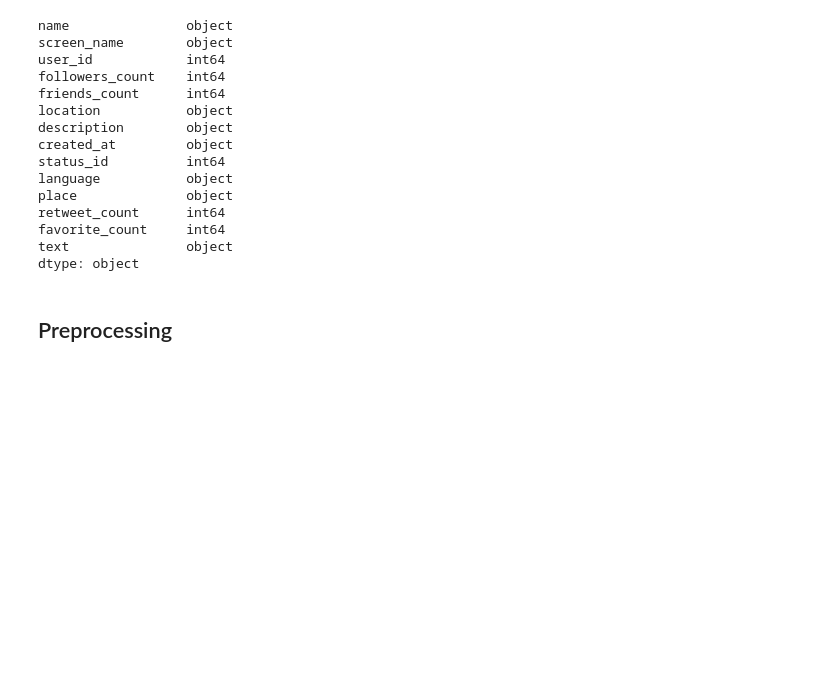
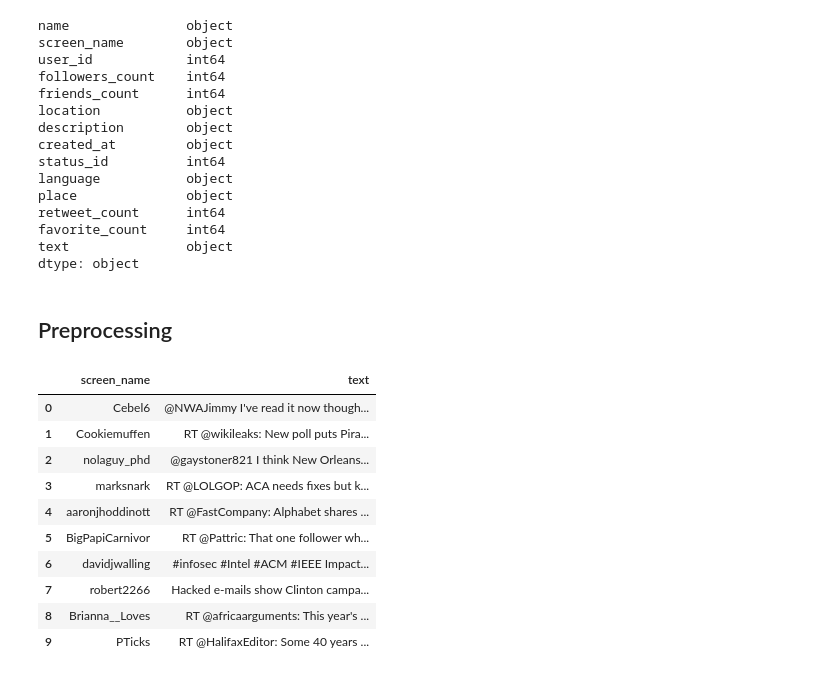
Before and after one commit to aaronenberg/clinton-trump-followers, a Jupyter notebook: csc177-project1.ipynb, the cells around one changed output. Saved outputs shown, nothing was run; the diff lists cells and outputs as text; code cells hidden in the pictures; blank space fills up the shorter version.

```diff
--- a/csc177-project1.ipynb
+++ b/csc177-project1.ipynb
@@ -48,6 +39,32 @@ text               object
 dtype: object
 # %% [markdown]
 ## Preprocessing
+# %%
+tweets.drop(['name', 'user_id',
+            'followers_count',
+            'friends_count',
+            'location',
+            'description',
+            'created_at',
+            'status_id',
+            'language',
+            'place',
+            'retweet_count',
+            'favorite_count'], axis=1, inplace=True)
+# %%
+tweets.head(n=10)
+# %% [output]
+|  | screen_name | text |
+| 0 | Cebel6 | @NWAJimmy I've read it now though... |
+| 1 | Cookiemuffen | RT @wikileaks: New poll puts Pira... |
+| 2 | nolaguy_phd | @gaystoner821 I think New Orleans... |
+| 3 | marksnark | RT @LOLGOP: ACA needs fixes but k... |
+| 4 | aaronjhoddinott | RT @FastCompany: Alphabet shares ... |
+| 5 | BigPapiCarnivor | RT @Pattric: That one follower wh... |
+| 6 | davidjwalling | #infosec #Intel #ACM #IEEE Impact... |
+| 7 | robert2266 | Hacked e-mails show Clinton campa... |
+| 8 | Brianna__Loves | RT @africaarguments: This year's ... |
+| 9 | PTicks | RT @HalifaxEditor: Some 40 years ... |
 # %%
 pattern = r'^RT\s'
 
```
Also changed, not shown: parts of 37 cells of this notebook.
